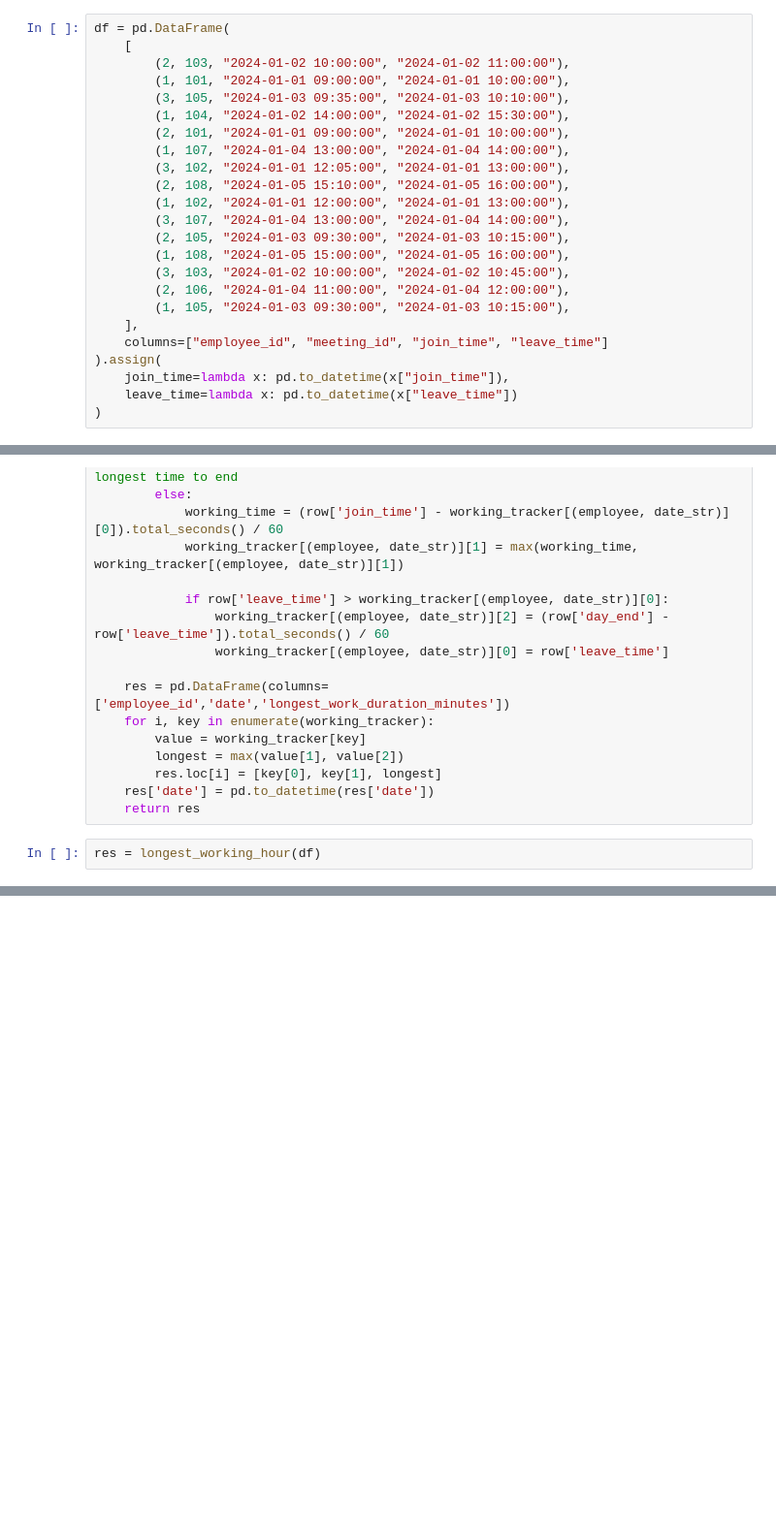
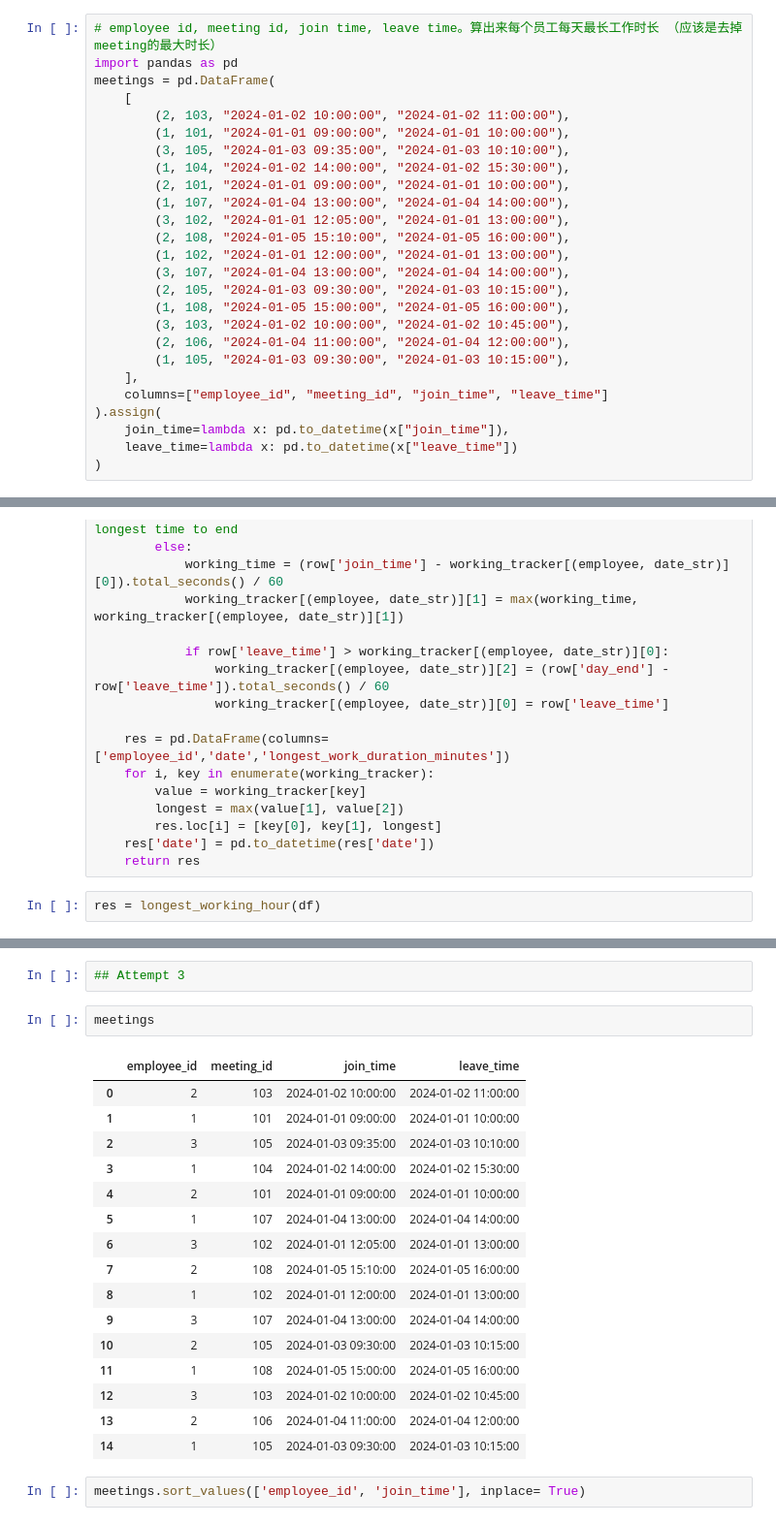
Before and after one commit to lonelysun1990/prototype, a Jupyter notebook: pandas3.ipynb, the cells around one changed output, grey strips where cells are left out. Shown at 97% size. Cells and saved outputs as stored; diff of their text form; blank space fills up the shorter version.

```diff
--- a/pandas3.ipynb
+++ b/pandas3.ipynb
@@ -1,5 +3,7 @@
 # %%
-df = pd.DataFrame(
+# employee id, meeting id, join time, leave time。算出来每个员工每天最长工作时长 （应该是去掉meeting的最大时长）
+import pandas as pd
+meetings = pd.DataFrame(
     [
         (2, 103, "2024-01-02 10:00:00", "2024-01-02 11:00:00"),
         (1, 101, "2024-01-01 09:00:00", "2024-01-01 10:00:00"),
@@ -191,0 +199,23 @@ df
+# %%
+## Attempt 3
+# %%
+meetings
+# %% [output]
+|  | employee_id | meeting_id | join_time | leave_time |
+| 0 | 2 | 103 | 2024-01-02 10:00:00 | 2024-01-02 11:00:00 |
+| 1 | 1 | 101 | 2024-01-01 09:00:00 | 2024-01-01 10:00:00 |
+| 2 | 3 | 105 | 2024-01-03 09:35:00 | 2024-01-03 10:10:00 |
+| 3 | 1 | 104 | 2024-01-02 14:00:00 | 2024-01-02 15:30:00 |
+| 4 | 2 | 101 | 2024-01-01 09:00:00 | 2024-01-01 10:00:00 |
+| 5 | 1 | 107 | 2024-01-04 13:00:00 | 2024-01-04 14:00:00 |
+| 6 | 3 | 102 | 2024-01-01 12:05:00 | 2024-01-01 13:00:00 |
+| 7 | 2 | 108 | 2024-01-05 15:10:00 | 2024-01-05 16:00:00 |
+| 8 | 1 | 102 | 2024-01-01 12:00:00 | 2024-01-01 13:00:00 |
+| 9 | 3 | 107 | 2024-01-04 13:00:00 | 2024-01-04 14:00:00 |
+| 10 | 2 | 105 | 2024-01-03 09:30:00 | 2024-01-03 10:15:00 |
+| 11 | 1 | 108 | 2024-01-05 15:00:00 | 2024-01-05 16:00:00 |
+| 12 | 3 | 103 | 2024-01-02 10:00:00 | 2024-01-02 10:45:00 |
+| 13 | 2 | 106 | 2024-01-04 11:00:00 | 2024-01-04 12:00:00 |
+| 14 | 1 | 105 | 2024-01-03 09:30:00 | 2024-01-03 10:15:00 |
+# %%
+meetings.sort_values(['employee_id', 'join_time'], inplace= True)
```
Also changed, not shown: parts of 98 cells of this notebook, 5 other files.
